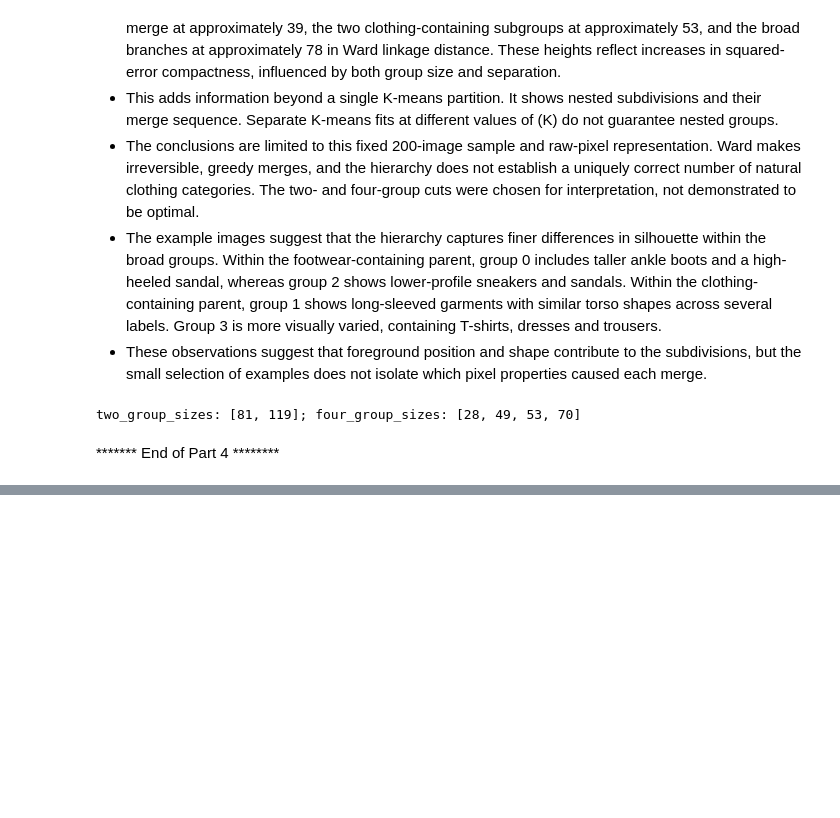
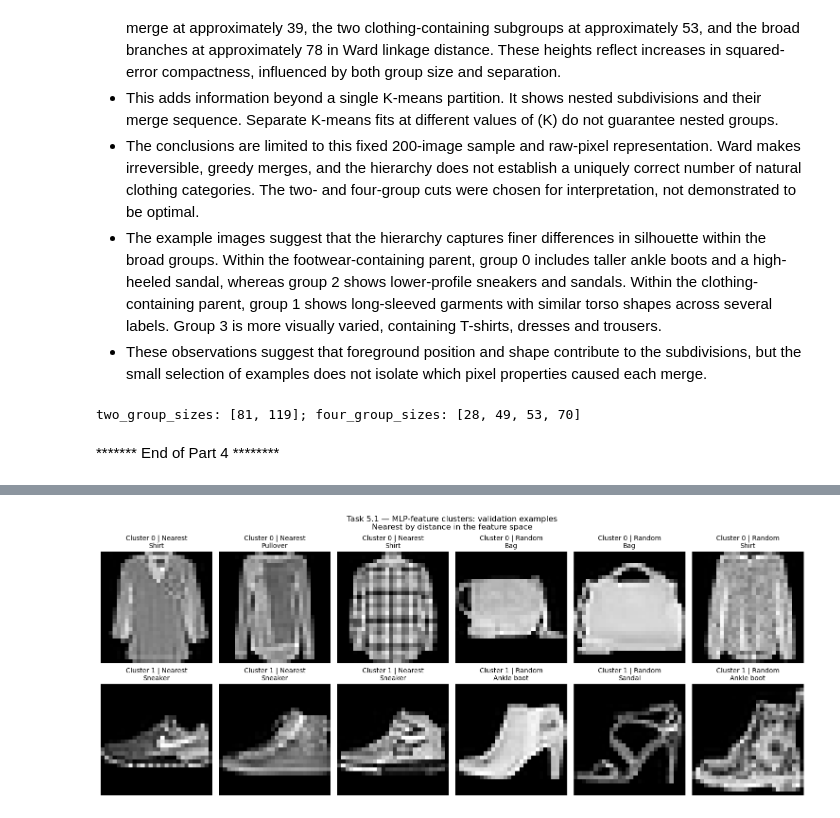
Before and after one commit to selvathandavarayan-crypto/ec251098-ML, a Jupyter notebook: ML_CW_2026.ipynb, the cells around one changed output, grey strips where cells are left out. Saved outputs shown, nothing was run; the diff lists cells and outputs as text; code cells hidden in the pictures; blank space fills up the shorter version.

```diff
--- a/ML_CW_2026.ipynb
+++ b/ML_CW_2026.ipynb
@@ -2548,0 +2945,30 @@ two_group_sizes: [81, 119]; four_group_sizes: [28, 49, 53, 70]
+# %%
+#checking examples from MCP-feature clusters
+feature_distances = mlp_kmeans_selected.transform(mlp_val_features)
+example_rng = np.random.default_rng(42)
+
+fig, axes = plt.subplots(2, 6, figsize=(15, 6), layout="constrained")
+
+for cluster in range(2):
+    members = np.flatnonzero(mlp_assignments == cluster)
+    nearest = members[np.argsort(feature_distances[members, cluster])[:3]]
+    remaining = np.setdiff1d(members, nearest)
+    random_members = example_rng.choice(remaining,size=min(3, len(remaining)),replace=False,)
+
+    for ax in axes[cluster]:
+        ax.axis("off")
+
+    for start_column, positions, method in [(0, nearest, "Nearest"),(3, random_members, "Random"),]:
+        for offset, pos in enumerate(positions):
+            ax = axes[cluster, start_column + offset]
+
+            # Display the exact image corresponding to this feature row.
+            ax.imshow(raw_val[pos].reshape(28, 28),cmap="gray",vmin=0,vmax=1,)
+            ax.set_title(f"Cluster {cluster} | {method}\n"
+                f"{class_names[int(true_feature_val[pos])]}",fontsize=10,)
+
+fig.suptitle("Task 5.1 — MLP-feature clusters: validation examples\n" "Nearest by distance in the feature space")
+fig.savefig(part5_1_dir / "feature_cluster_examples.png",dpi=150,bbox_inches="tight",)
+plt.show()
+# %% [output]
+[figure, added]
```
Also changed, not shown: parts of 20 cells of this notebook.
